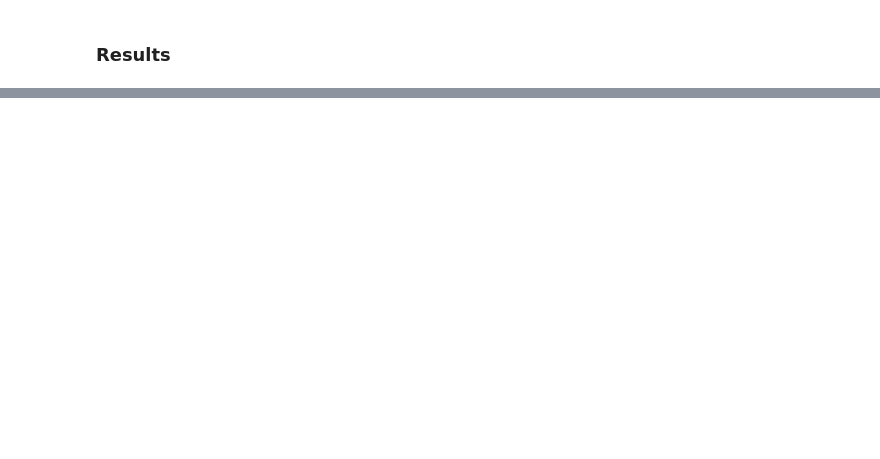
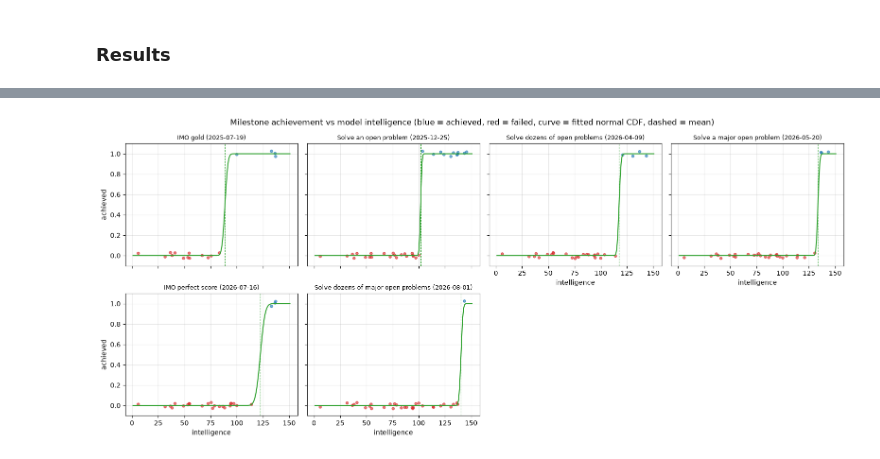
Before and after one commit to angeluriot/LLM_index, a Jupyter notebook: main.ipynb, the cells around one changed output, grey strips where cells are left out. Cells and saved outputs as stored; diff of their text form; code cells hidden in the pictures; blank space fills up the shorter version.

Commit message:
Milestone chart

```diff
--- a/main.ipynb
+++ b/main.ipynb
@@ -129,0 +131,44 @@ plt.show()
+# %%
+milestone_ids = list(output.milestone_difficulty_means)
+milestone_results = data.get_milestone_results()
+
+intelligences = list(output.model_intelligences.values())
+xs = torch.linspace(min(intelligences) - 5, max(intelligences) + 5, 1000)
+
+n_cols = 4
+n_rows = math.ceil(len(milestone_ids) / n_cols)
+fig, axes = plt.subplots(n_rows, n_cols, figsize=(16, 3.5 * n_rows), sharex=True, sharey=True, squeeze=False)
+
+for ax, id in zip(axes.flat, milestone_ids):
+	mean = torch.tensor(output.milestone_difficulty_means[id])
+	std = torch.tensor(output.milestone_difficulty_stds[id])
+	results = [(model_id, score) for milestone_id, model_id, score in milestone_results if milestone_id == id]
+	jitter = [random.uniform(-0.03, 0.03) for _ in results]
+
+	ax.plot(xs, cumulative_normal(xs, mean, std), color='tab:green', linewidth=1.5)
+	ax.axvline(mean.item(), color='tab:green', linestyle='--', linewidth=0.8)
+	ax.scatter(
+		[output.model_intelligences[model_id] for model_id, _ in results],
+		[score + j for (_, score), j in zip(results, jitter)],
+		c=['tab:blue' if score == 1.0 else 'tab:red' for _, score in results], s=15, alpha=0.6,
+	)
+
+	ax.set_title(f'{data.milestones[id].name} ({data.milestones[id].date_first})', fontsize=9)
+	ax.set_ylim(-0.1, 1.1)
+	ax.grid(alpha=0.3)
+
+for ax in axes.flat[len(milestone_ids):]:
+	ax.axis('off')
+
+for ax in axes.flat[max(0, len(milestone_ids) - n_cols):len(milestone_ids)]:
+	ax.xaxis.set_tick_params(labelbottom=True)
+	ax.set_xlabel('intelligence')
+
+for ax in axes[:, 0]:
+	ax.set_ylabel('achieved')
+
+fig.suptitle('Milestone achievement vs model intelligence (blue = achieved, red = failed, curve = fitted normal CDF, dashed = mean)')
+fig.tight_layout()
+plt.show()
+# %% [output]
+[figure, added]
```
Also changed, not shown: parts of 4 cells of this notebook.
